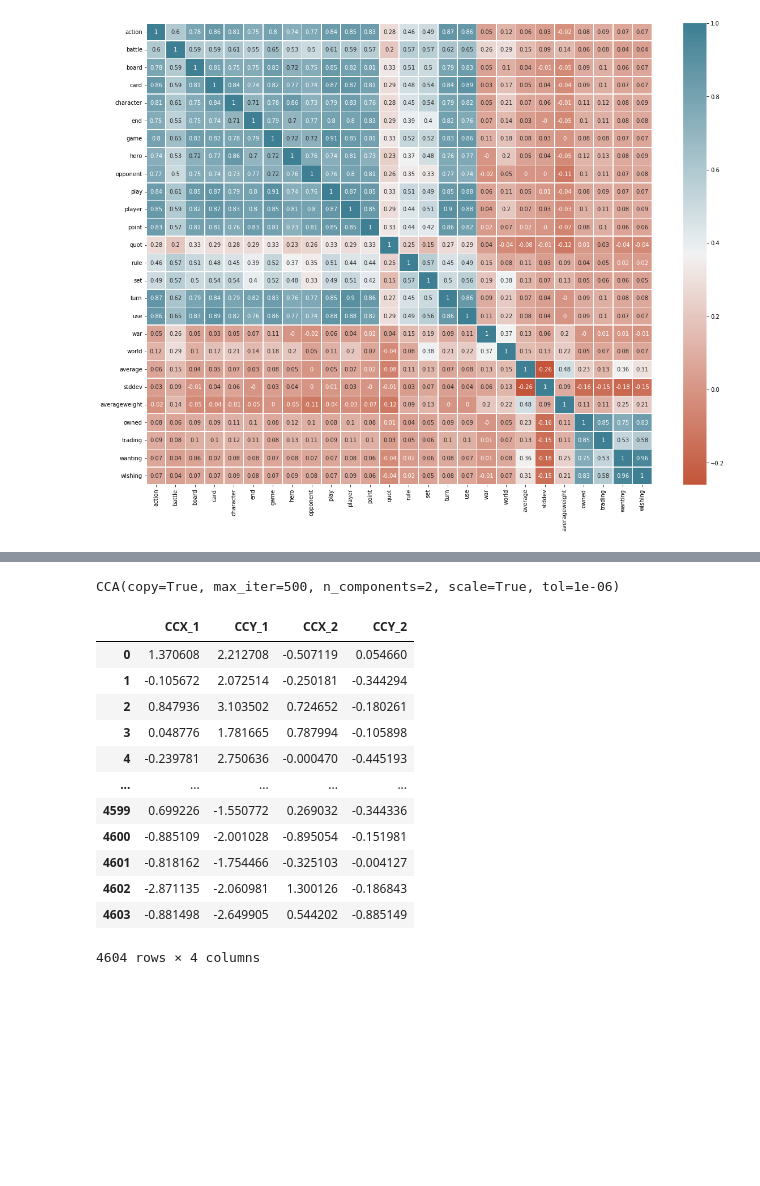
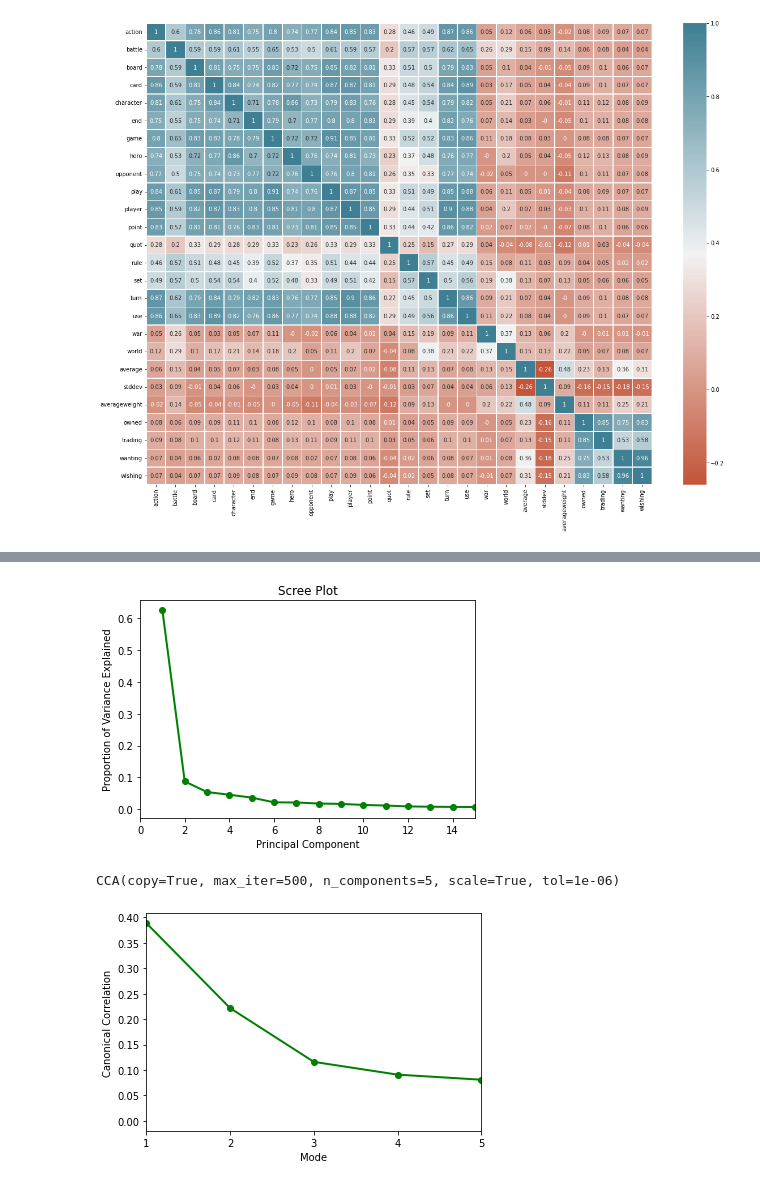
Before and after one commit to serafinazhang/Board-Game-Texual-Analysis, a Jupyter notebook: WarGameAnalysis_CodeBook.ipynb, the cells around one changed output, grey strips where cells are left out. Drawn from its saved outputs; the diff is of its cells as text; code cells hidden in the pictures; blank space fills up the shorter version.

```diff
--- a/WarGameAnalysis_CodeBook.ipynb
+++ b/WarGameAnalysis_CodeBook.ipynb
@@ -855,6 +856,17 @@ plt.figure
+# %%
+pca = PCA().fit(doc_std)
+PC_values = np.arange(pca.n_components_) + 1
+plt.plot(PC_values, pca.explained_variance_ratio_, 'ro-', linewidth=2, color = 'green')
+plt.title('Scree Plot')
+plt.xlabel('Principal Component')
+plt.xlim((0,15))
+plt.ylabel('Proportion of Variance Explained')
+plt.show()
+# %% [output]
+[figure, added]
 # %%
-ca = CCA()
-ca.fit(doc_similarity, stats[['average',	'stddev',	'averageweight']])
+ca = CCA(n_components=5)
+ca.fit(doc_similarity, stats)
 # %% [output]
-CCA(copy=True, max_iter=500, n_components=2, scale=True, tol=1e-06)
+CCA(copy=True, max_iter=500, n_components=5, scale=True, tol=1e-06)
 # %%
@@ -862,18 +874,2 @@ X_c, Y_c = ca.transform(doc_similarity, stats[['average',	'stddev',	'averageweig
 # %%
 cc_res = pd.DataFrame({"CCX_1":X_c[:, 0], "CCY_1":Y_c[:, 0], "CCX_2":X_c[:, 1],"CCY_2":Y_c[:, 1]})
-# %%
-cc_res
-# %% [output]
-|  | CCX_1 | CCY_1 | CCX_2 | CCY_2 |
-| 0 | 1.370608 | 2.212708 | -0.507119 | 0.054660 |
-| 1 | -0.105672 | 2.072514 | -0.250181 | -0.344294 |
-| 2 | 0.847936 | 3.103502 | 0.724652 | -0.180261 |
-| 3 | 0.048776 | 1.781665 | 0.787994 | -0.105898 |
-| 4 | -0.239781 | 2.750636 | -0.000470 | -0.445193 |
-| ... | ... | ... | ... | ... |
-| 4599 | 0.699226 | -1.550772 | 0.269032 | -0.344336 |
-| 4600 | -0.885109 | -2.001028 | -0.895054 | -0.151981 |
-| 4601 | -0.818162 | -1.754466 | -0.325103 | -0.004127 |
-| 4602 | -2.871135 | -2.060981 | 1.300126 | -0.186843 |
-| 4603 | -0.881498 | -2.649905 | 0.544202 | -0.885149 |
-4604 rows × 4 columns
@@ -880,3 +881,13 @@ cc_res
+# %%
+plt.plot(corr, 'ro-', linewidth=2, color = 'green')
+plt.xlabel('Mode')
+plt.xlim([1,5])
+plt.xticks([1,2,3,4,5])
+plt.ylabel('Canonical Correlation')
+plt.figure
+plt.savefig('cc.eps')
+# %% [output]
+[figure, added]
 # %%
 # correlation between the first pair of covariates
 np.corrcoef(X_c[:, 0], Y_c[:, 0])
```
Also changed, not shown: parts of 36 cells of this notebook.
